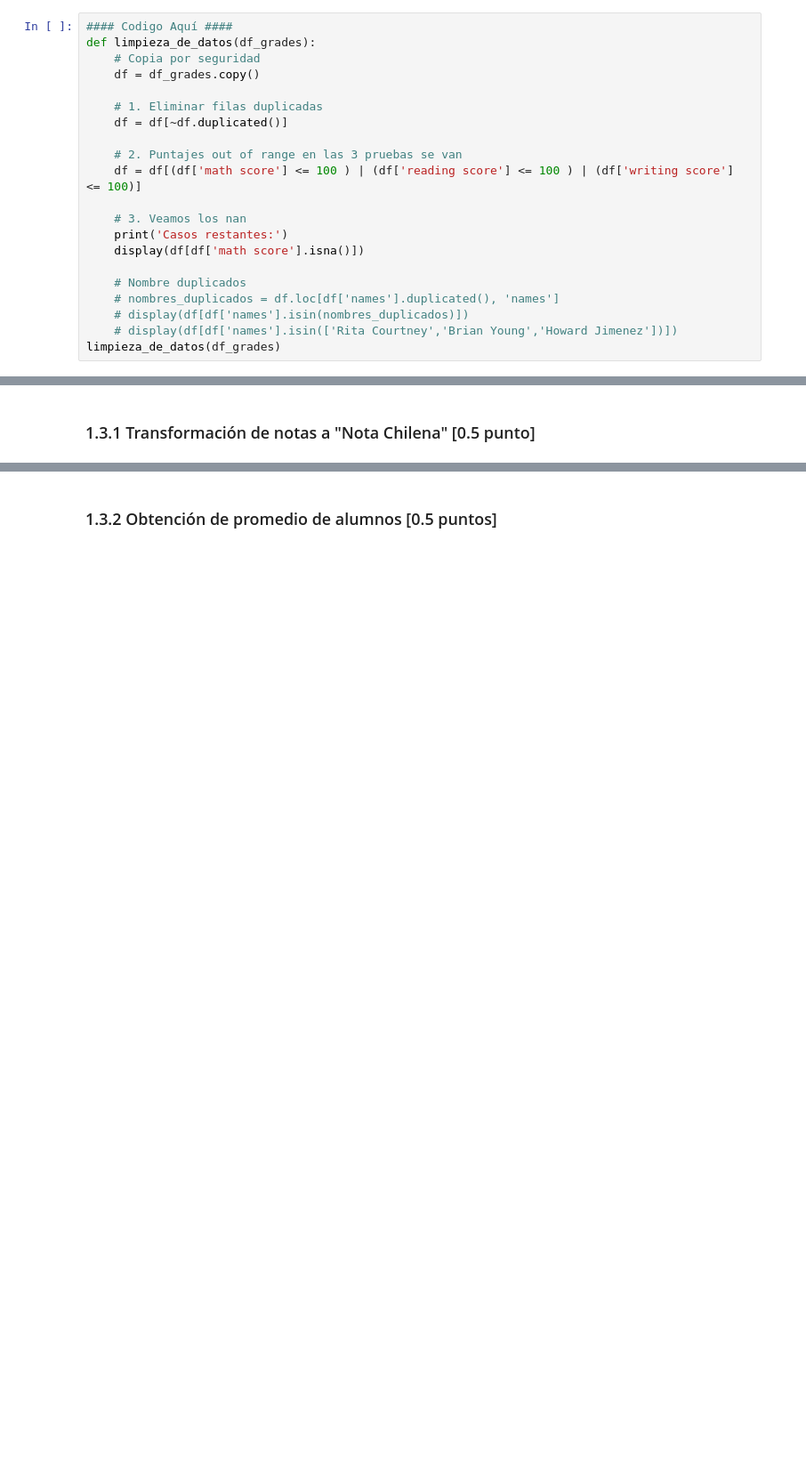
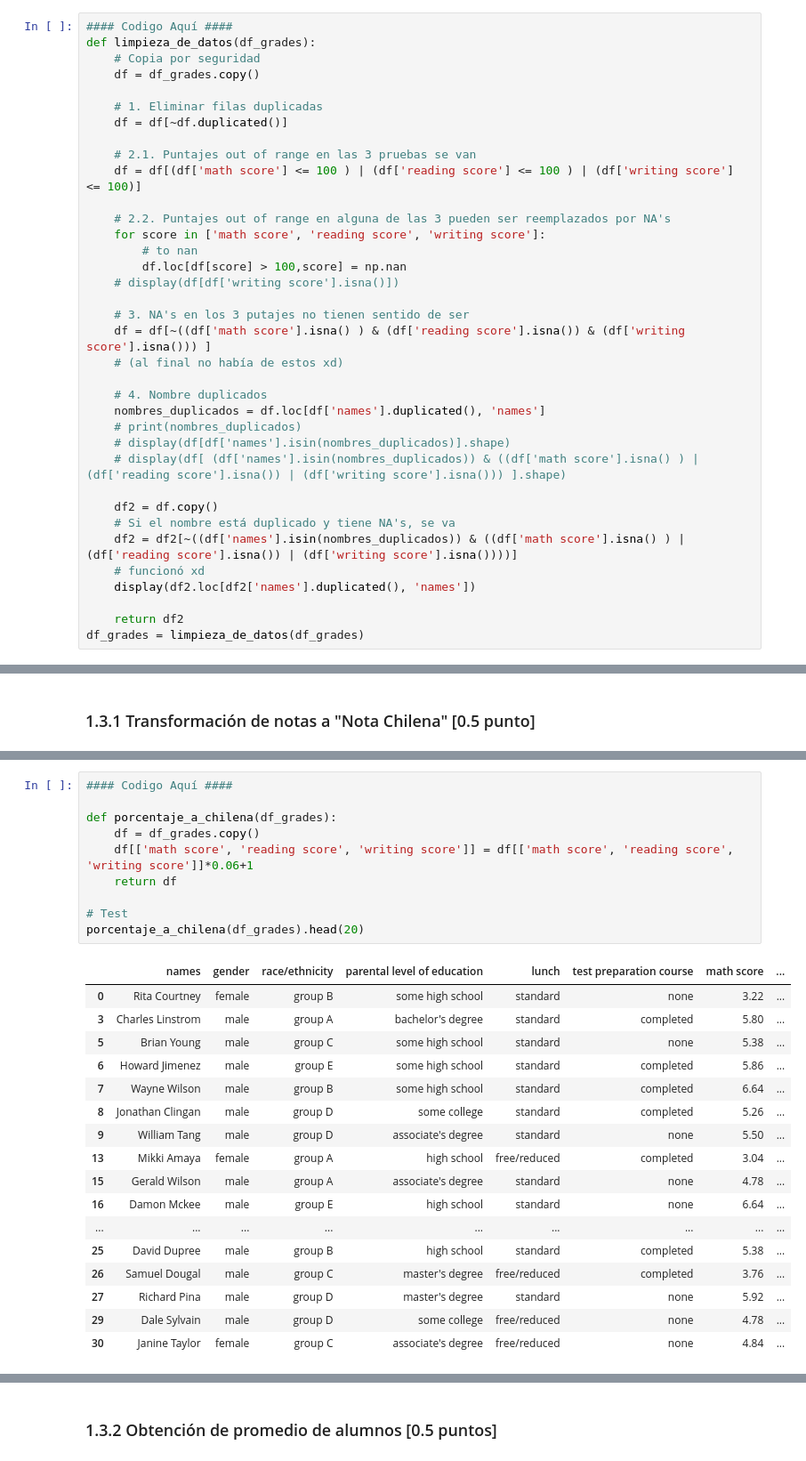
Before and after one commit to nicacevedo/Laboratorio-Ciencia-de-Datos, a Jupyter notebook: Lab2/Laboratoriov2.ipynb, the cells around one changed output, grey strips where cells are left out. Shown at 89% size. Drawn from its saved outputs; the diff is of its cells as text; blank space fills up the shorter version.

```diff
--- a/Lab2/Laboratoriov2.ipynb
+++ b/Lab2/Laboratoriov2.ipynb
@@ -252,16 +255,31 @@ def limpieza_de_datos(df_grades):
     # 1. Eliminar filas duplicadas
     df = df[~df.duplicated()]
 
-    # 2. Puntajes out of range en las 3 pruebas se van
+    # 2.1. Puntajes out of range en las 3 pruebas se van
     df = df[(df['math score'] <= 100 ) | (df['reading score'] <= 100 ) | (df['writing score'] <= 100)]
 
-    # 3. Veamos los nan
-    print('Casos restantes:')
-    display(df[df['math score'].isna()])
+    # 2.2. Puntajes out of range en alguna de las 3 pueden ser reemplazados por NA's
+    for score in ['math score', 'reading score', 'writing score']:
+        # to nan
+        df.loc[df[score] > 100,score] = np.nan
+    # display(df[df['writing score'].isna()])
 
-    # Nombre duplicados
-    # nombres_duplicados = df.loc[df['names'].duplicated(), 'names']
-    # display(df[df['names'].isin(nombres_duplicados)])
-    # display(df[df['names'].isin(['Rita Courtney','Brian Young','Howard Jimenez'])])
-limpieza_de_datos(df_grades)
+    # 3. NA's en los 3 putajes no tienen sentido de ser
+    df = df[~((df['math score'].isna() ) & (df['reading score'].isna()) & (df['writing score'].isna())) ]
+    # (al final no había de estos xd)
+
+    # 4. Nombre duplicados
+    nombres_duplicados = df.loc[df['names'].duplicated(), 'names']
+    # print(nombres_duplicados)
+    # display(df[df['names'].isin(nombres_duplicados)].shape)
+    # display(df[ (df['names'].isin(nombres_duplicados)) & ((df['math score'].isna() ) | (df['reading score'].isna()) | (df['writing score'].isna())) ].shape)
+
+    df2 = df.copy()
+    # Si el nombre está duplicado y tiene NA's, se va
+    df2 = df2[~((df['names'].isin(nombres_duplicados)) & ((df['math score'].isna() ) | (df['reading score'].isna()) | (df['writing score'].isna())))]
+    # funcionó xd
+    display(df2.loc[df2['names'].duplicated(), 'names'])
+
+    return df2
+df_grades = limpieza_de_datos(df_grades)
 # %% [output]
@@ -305,0 +364,28 @@ Utilizando la ecuación entregada, cree un función que le permita pasar a la es
+# %%
+#### Codigo Aquí ####
+
+def porcentaje_a_chilena(df_grades):
+    df = df_grades.copy()
+    df[['math score', 'reading score', 'writing score']] = df[['math score', 'reading score', 'writing score']]*0.06+1
+    return df
+
+# Test
+porcentaje_a_chilena(df_grades).head(20)
+# %% [output]
+|  | names | gender | race/ethnicity | parental level of education | lunch | test preparation course | math score | ... |
+| 0 | Rita Courtney | female | group B | some high school | standard | none | 3.22 | ... |
+| 3 | Charles Linstrom | male | group A | bachelor's degree | standard | completed | 5.80 | ... |
+| 5 | Brian Young | male | group C | some high school | standard | none | 5.38 | ... |
+| 6 | Howard Jimenez | male | group E | some high school | standard | completed | 5.86 | ... |
+| 7 | Wayne Wilson | male | group B | some high school | standard | completed | 6.64 | ... |
+| 8 | Jonathan Clingan | male | group D | some college | standard | completed | 5.26 | ... |
+| 9 | William Tang | male | group D | associate's degree | standard | none | 5.50 | ... |
+| 13 | Mikki Amaya | female | group A | high school | free/reduced | completed | 3.04 | ... |
+| 15 | Gerald Wilson | male | group A | associate's degree | standard | none | 4.78 | ... |
+| 16 | Damon Mckee | male | group E | high school | standard | none | 6.64 | ... |
+| ... | ... | ... | ... | ... | ... | ... | ... | ... |
+| 25 | David Dupree | male | group B | high school | standard | completed | 5.38 | ... |
+| 26 | Samuel Dougal | male | group C | master's degree | free/reduced | completed | 3.76 | ... |
+| 27 | Richard Pina | male | group D | master's degree | standard | none | 5.92 | ... |
+| 29 | Dale Sylvain | male | group D | some college | free/reduced | none | 4.78 | ... |
+| 30 | Janine Taylor | female | group C | associate's degree | free/reduced | none | 4.84 | ... |
```
Also changed, not shown: parts of 19 cells of this notebook, 3 other files.
